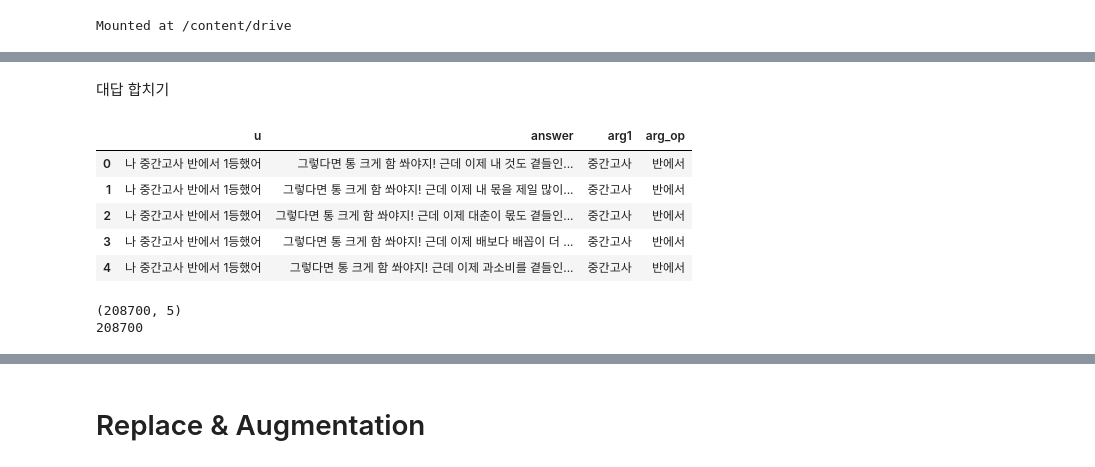
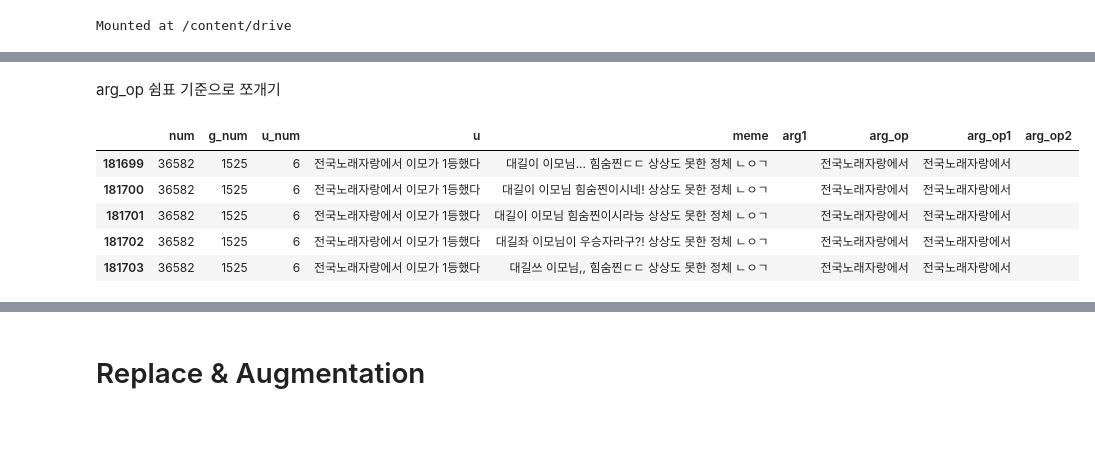
Before and after one commit to textnetkr/MemeProject, a Jupyter notebook: src/doc2vec/data_augmentation/augmentation.ipynb, the cells around one changed output, grey strips where cells are left out. Saved outputs shown, nothing was run; the diff lists cells and outputs as text; code cells hidden in the pictures; blank space fills up the shorter version.

```diff
--- a/src/doc2vec/data_augmentation/augmentation.ipynb
+++ b/src/doc2vec/data_augmentation/augmentation.ipynb
@@ -139,2 +131,0 @@ df.head()
-# %% [markdown]
-대답 합치기
@@ -147,9 +132,20 @@ df = df[['u', 'answer', 'arg1', 'arg_op']]
+# %% [markdown]
+arg_op 쉼표 기준으로 쪼개기
+# %%
+df['arg_op1'] = df.arg_op.swifter.apply(lambda x: x.str.split(',').str[0])
+df['arg_op2'] = df.arg_op.swifter.apply(lambda x: x.str.split(',').str[1])
+# %%
+df.fillna('', inplace=True)
+# %%
+df.drop_duplicates(inplace=True)
+# %%
+df.reset_index(inplace=True, drop=True)
 # %%
-df.head()
+df.tail()
 # %% [output]
-|  | u | answer | arg1 | arg_op |
-| 0 | 나 중간고사 반에서 1등했어 | 그렇다면 통 크게 함 쏴야지! 근데 이제 내 것도 곁들인... | 중간고사 | 반에서 |
-| 1 | 나 중간고사 반에서 1등했어 | 그렇다면 통 크게 함 쏴야지! 근데 이제 내 몫을 제일 많이... | 중간고사 | 반에서 |
-| 2 | 나 중간고사 반에서 1등했어 | 그렇다면 통 크게 함 쏴야지! 근데 이제 대춘이 몫도 곁들인... | 중간고사 | 반에서 |
-| 3 | 나 중간고사 반에서 1등했어 | 그렇다면 통 크게 함 쏴야지! 근데 이제 배보다 배꼽이 더 ... | 중간고사 | 반에서 |
-| 4 | 나 중간고사 반에서 1등했어 | 그렇다면 통 크게 함 쏴야지! 근데 이제 과소비를 곁들인... | 중간고사 | 반에서 |
+|  | num | g_num | u_num | u | meme | arg1 | arg_op | arg_op1 | arg_op2 |
+| 181699 | 36582 | 1525 | 6 | 전국노래자랑에서 이모가 1등했다 | 대길이 이모님... 힘숨찐ㄷㄷ 상상도 못한 정체 ㄴㅇㄱ |  | 전국노래자랑에서 | 전국노래자랑에서 |  |
+| 181700 | 36582 | 1525 | 6 | 전국노래자랑에서 이모가 1등했다 | 대길이 이모님 힘숨찐이시네! 상상도 못한 정체 ㄴㅇㄱ |  | 전국노래자랑에서 | 전국노래자랑에서 |  |
+| 181701 | 36582 | 1525 | 6 | 전국노래자랑에서 이모가 1등했다 | 대길이 이모님 힘숨찐이시라능 상상도 못한 정체 ㄴㅇㄱ |  | 전국노래자랑에서 | 전국노래자랑에서 |  |
+| 181702 | 36582 | 1525 | 6 | 전국노래자랑에서 이모가 1등했다 | 대길좌 이모님이 우승자라구?! 상상도 못한 정체 ㄴㅇㄱ |  | 전국노래자랑에서 | 전국노래자랑에서 |  |
+| 181703 | 36582 | 1525 | 6 | 전국노래자랑에서 이모가 1등했다 | 대길쓰 이모님,, 힘숨찐ㄷㄷ 상상도 못한 정체 ㄴㅇㄱ |  | 전국노래자랑에서 | 전국노래자랑에서 |  |
@@ -164,6 +151,0 @@ for i in range(len(df)):
-# %%
-print(df.shape)
-print(len(num))
-# %% [output]
-(208700, 5)
-208700
```
Also changed, not shown: parts of 85 cells of this notebook.
